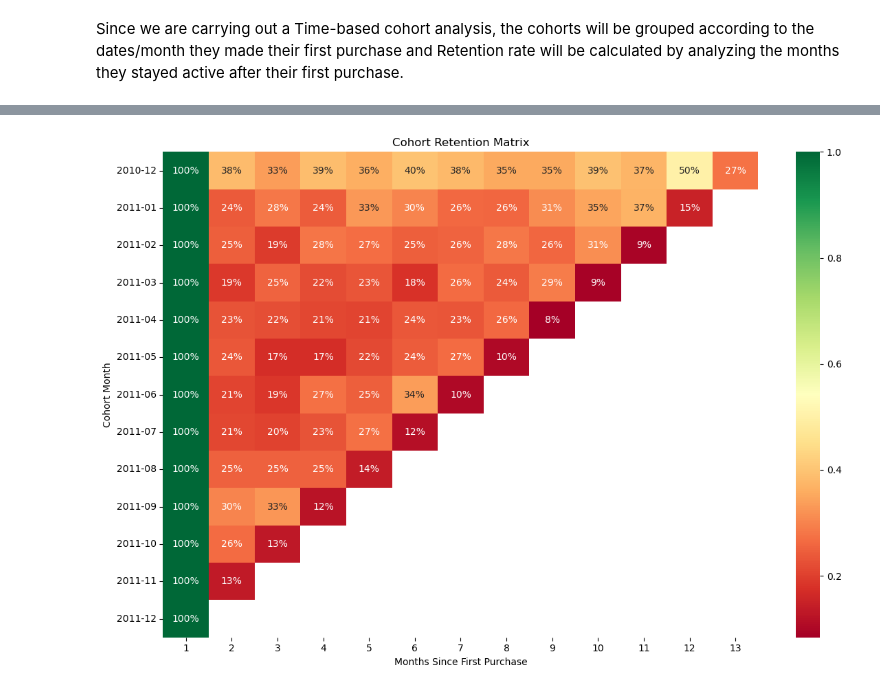
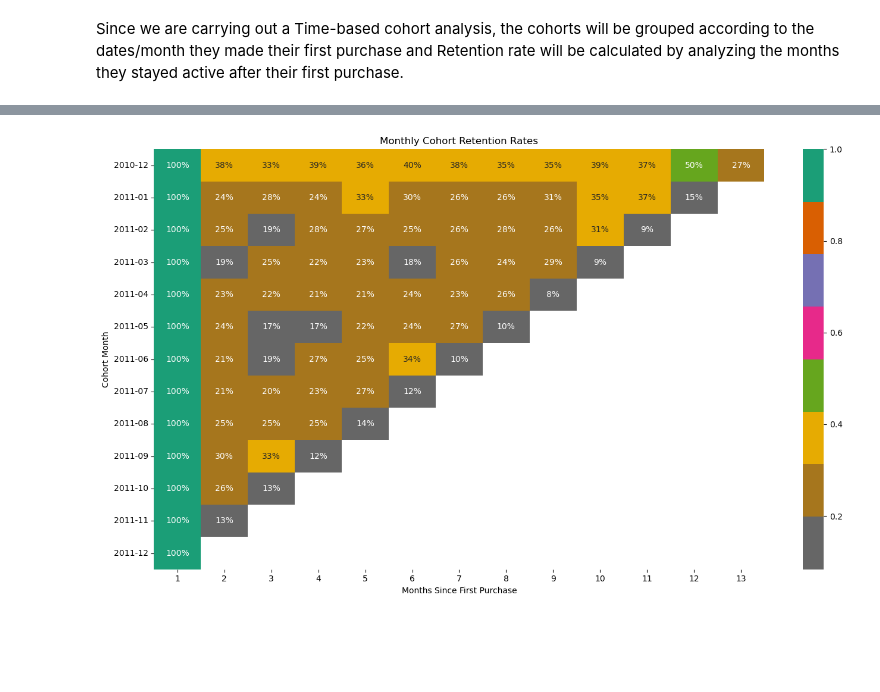
Before and after one commit to Emerald-GitHub/Eshop-pro-cohort-analysis, a Jupyter notebook: notebook/Eshop-pro-cohort-analysis.ipynb, the cells around one changed output, grey strips where cells are left out. Drawn from its saved outputs; the diff is of its cells as text; code cells hidden in the pictures; blank space fills up the shorter version.

```diff
--- a/notebook/Eshop-pro-cohort-analysis.ipynb
+++ b/notebook/Eshop-pro-cohort-analysis.ipynb
@@ -263,15 +263,15 @@ cohort_retention
 | 2011-11 | 1.0 | 0.133956 | NaN | NaN | NaN | NaN | NaN | NaN | NaN | NaN | NaN | ... |
 | 2011-12 | 1.0 | NaN | NaN | NaN | NaN | NaN | NaN | NaN | NaN | NaN | NaN | ... |
 # %%
-# Visualize the Cohort Retention Matrix
-plt.figure(figsize=(12, 8))
-sns.heatmap(cohort_retention, annot=True, fmt='.0%', cmap='RdYlGn')
-plt.title('Cohort Retention Matrix')
+# Visualize the Cohort Retention Rates
+plt.figure(figsize=(14, 8))
+sns.heatmap(cohort_retention, annot=True, fmt='.0%', cmap='Dark2_r')
+plt.title('Monthly Cohort Retention Rates')
 plt.xlabel('Months Since First Purchase')
 plt.ylabel('Cohort Month')
 plt.tight_layout()
 
 # Display the heatmap plot
 plt.show()
 # %% [output]
-[figure, old version]
+[figure, new version]
```
Also changed, not shown: parts of 10 cells of this notebook, 1 other file.
